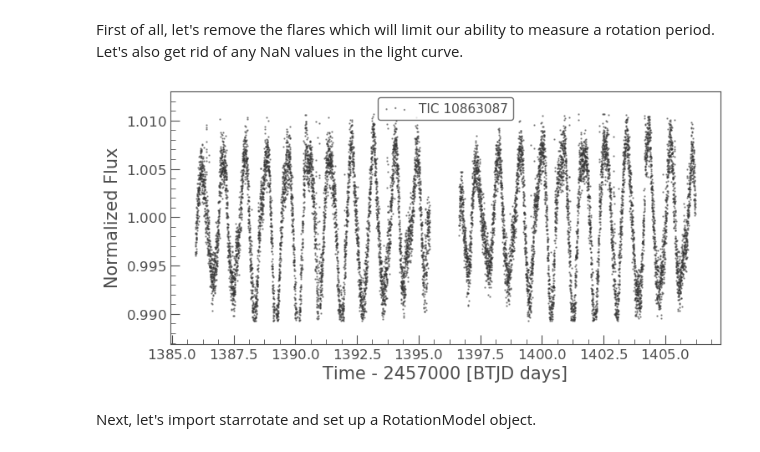
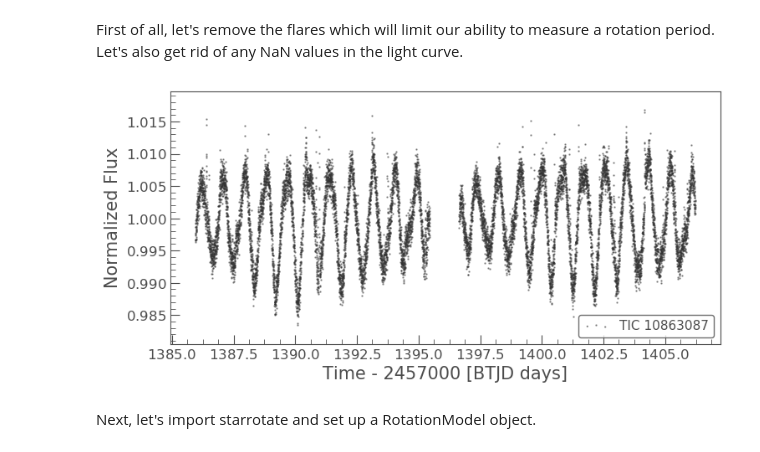
Before and after one commit to RuthAngus/starrotate, a Jupyter notebook: docs/source/_static/notebooks/Tutorial.ipynb, the cells around one changed output. Cells and saved outputs as stored; diff of their text form; code cells hidden in the pictures.

```diff
--- a/docs/source/_static/notebooks/Tutorial.ipynb
+++ b/docs/source/_static/notebooks/Tutorial.ipynb
@@ -16,10 +17,10 @@ lc.scatter(alpha=.5, s=.5);
 First of all, let's remove the flares which will limit our ability to measure a rotation period. Let's also get rid of any NaN values in the light curve.
 # %%
 no_nan_lc = lc.remove_nans()
-clipped_lc = no_nan_lc.remove_outliers(sigma=2)
+clipped_lc = no_nan_lc.remove_outliers(sigma=3)
 clipped_lc.scatter(alpha=.5, s=.5);
 # %% [output]
-[figure, old version]
+[figure, new version]
 # %% [markdown]
 Next, let's import starrotate and set up a RotationModel object.
 # %%
```
Also changed, not shown: parts of 19 cells of this notebook.
